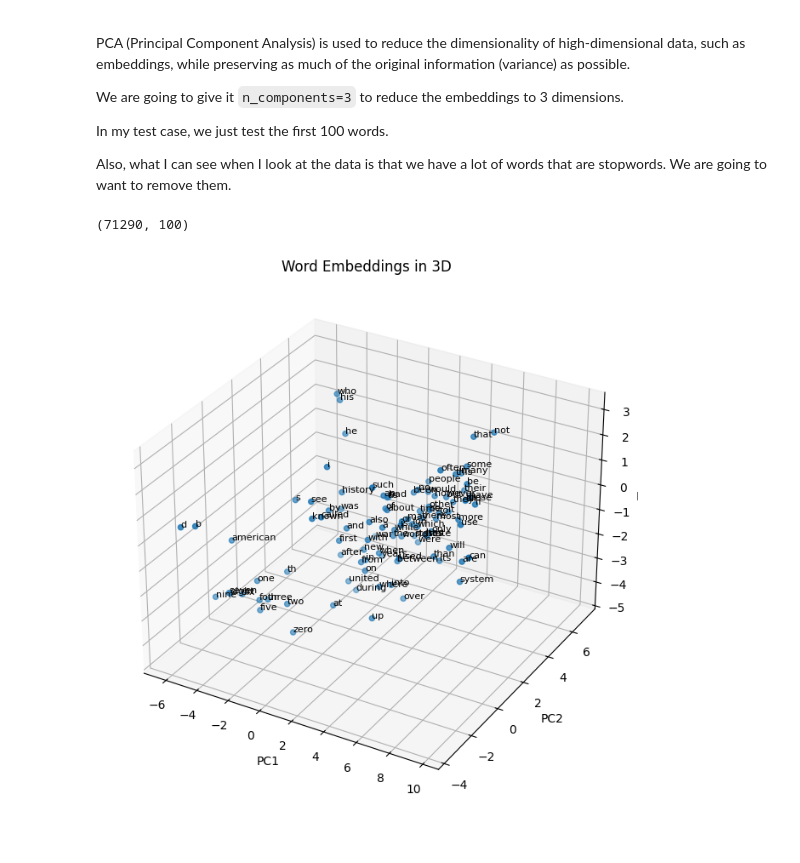
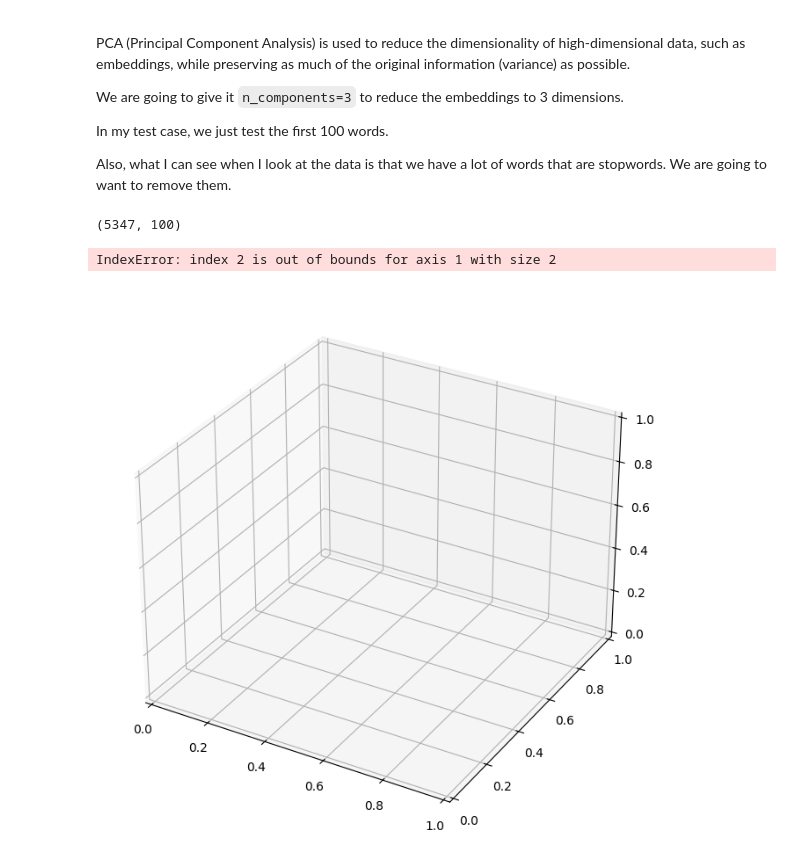
Before and after one commit to MorrisSimons/building_vectorstore_from_scratch, a Jupyter notebook: vector_store.ipynb, the cells around one changed output. Saved outputs shown, nothing was run; the diff lists cells and outputs as text; code cells hidden in the pictures.

```diff
--- a/vector_store.ipynb
+++ b/vector_store.ipynb
@@ -426,0 +43,7 @@ KeyboardInterrupt:
+# %%
+print("Type of 'sentences':", type(sentences))
+print("What we got from 'sentences':")
+for i, s in enumerate(itertools.islice(sentences, 3)):
+    print(f"Sentence {i+1}:", s)
+
+    print("Length of sentence:", len(s))
@@ -426,0 +135,32 @@ KeyboardInterrupt:
+# %%
+# Prepare a list of documents (e.g. first 1000 sentences from the text8 stream)
+docs = list(itertools.islice(sentences, 500))
+# Monkey-patch CustomDoc2Vec.load to avoid retraining on empty docs
+def _load_without_rebuild(cls, path):
+    m = Doc2Vec.load(path)
+    obj = cls.__new__(cls)
+    obj.model = m
+    return obj
+
+CustomDoc2Vec.load = classmethod(_load_without_rebuild)
+# Train our CustomDoc2Vec model
+doc2vec_model = CustomDoc2Vec(
+    documents=docs,
+    vector_size=VECTOR_SIZE,
+    window=WINDOW,
+    min_count=MIN_COUNT,
+    epochs=5,
+    workers=WORKERS
+)
+
+# Save and reload the Doc2Vec model
+doc2vec_model.save('custom_doc2vec.model')
+loaded_doc2vec = CustomDoc2Vec.load('custom_doc2vec.model')
+
+# Build a DocumentVectorStore using the trained Doc2Vec embeddings
+doc_store = DocumentVectorStore(docs, embedding_model=loaded_doc2vec.model)
+
+# Example: search for documents similar to the first document
+query_doc = docs[0]
+results = doc_store.search(query_doc, topn=5)
+print("Top 5 similar documents (index, similarity):", results)
@@ -437,30 +206,31 @@ Also, what I can see when I look at the data is that we have a lot of words that
 # %%
 from sklearn.decomposition import PCA
 
-weights = model.wv.vectors
+weights = doc2vec_model.model.wv.vectors
 
 print(weights.shape)  # (number of words, vector size)
 import matplotlib.pyplot as plt
 
 # Reduce vectors to 3D
 pca = PCA(n_components=3)
 weights_3d = pca.fit_transform(weights)
 
 # Plot the first 100 words in 3D
 fig = plt.figure(figsize=(10, 8))
 ax = fig.add_subplot(111, projection='3d')
 ax.scatter(weights_3d[:100, 0], weights_3d[:100, 1], weights_3d[:100, 2])
 
 # Annotate points with words
-words = list(model.wv.index_to_key)
+words = list(doc2vec_model.model.wv.index_to_key)
 for i in range(100):
     ax.text(weights_3d[i, 0], weights_3d[i, 1], weights_3d[i, 2], words[i], size=8)
 
 ax.set_xlabel('PC1')
 ax.set_ylabel('PC2')
 ax.set_zlabel('PC3')
 plt.title('Word Embeddings in 3D')
 plt.show()
 # %% [output]
-(71290, 100)
+(5347, 100)
+IndexError: index 2 is out of bounds for axis 1 with size 2
-[figure, old version]
+[figure, new version]
```
Also changed, not shown: parts of 12 cells of this notebook, 1 other file.
